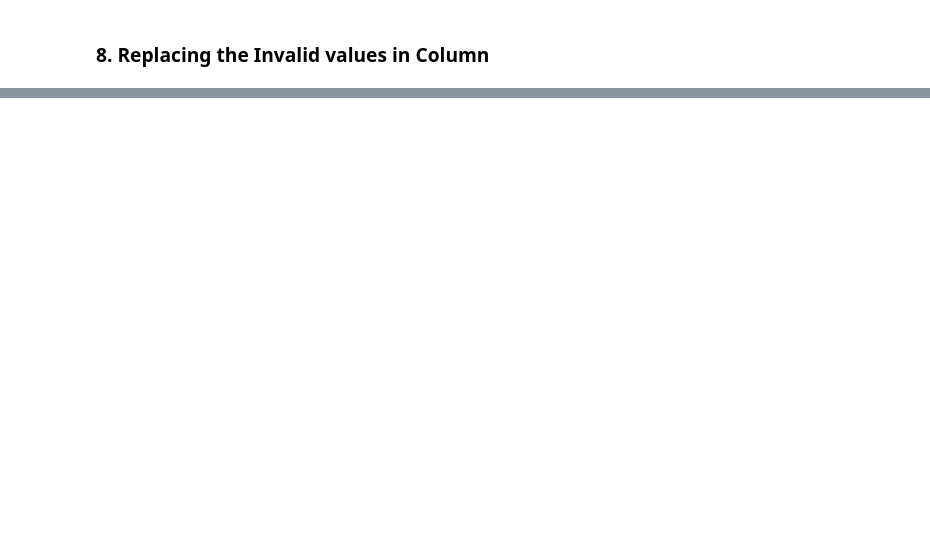
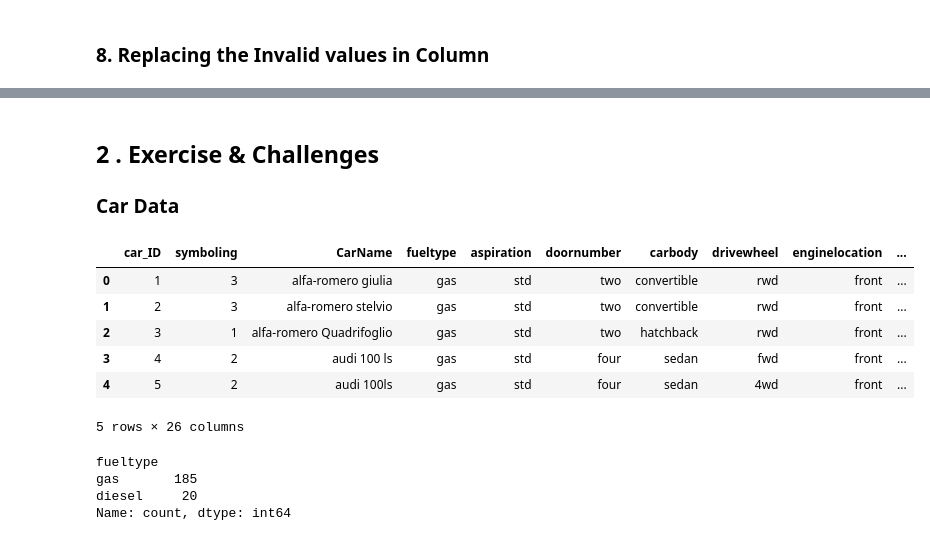
Before and after one commit to RealRinzin/Data-Analysis-Beginner, a Jupyter notebook: 2-Clean-the-Data.ipynb, the cells around one changed output, grey strips where cells are left out. Saved outputs shown, nothing was run; the diff lists cells and outputs as text; code cells hidden in the pictures; blank space fills up the shorter version.

```diff
--- a/2-Clean-the-Data.ipynb
+++ b/2-Clean-the-Data.ipynb
@@ -291,0 +396,23 @@ changeType.head(4)
+# %% [markdown]
+## 2 . Exercise & Challenges
+### Car Data
+# %%
+# Read car files from the local folder
+cars = pd.read_csv('../Data-Analysis-Beginner/CSV Files/cars.csv')
+cars.head(5) # dispaly first 5 records
+# %% [output]
+|  | car_ID | symboling | CarName | fueltype | aspiration | doornumber | carbody | drivewheel | enginelocation | ... |
+| 0 | 1 | 3 | alfa-romero giulia | gas | std | two | convertible | rwd | front | ... |
+| 1 | 2 | 3 | alfa-romero stelvio | gas | std | two | convertible | rwd | front | ... |
+| 2 | 3 | 1 | alfa-romero Quadrifoglio | gas | std | two | hatchback | rwd | front | ... |
+| 3 | 4 | 2 | audi 100 ls | gas | std | four | sedan | fwd | front | ... |
+| 4 | 5 | 2 | audi 100ls | gas | std | four | sedan | 4wd | front | ... |
+5 rows × 26 columns
+# %%
+# Checking the Fueltype total for each gas and diesel category
+cars.fueltype.value_counts().head(4)
+# %% [output]
+fueltype
+gas       185
+diesel     20
+Name: count, dtype: int64
```
Also changed, not shown: parts of 24 cells of this notebook, 18 other files.
